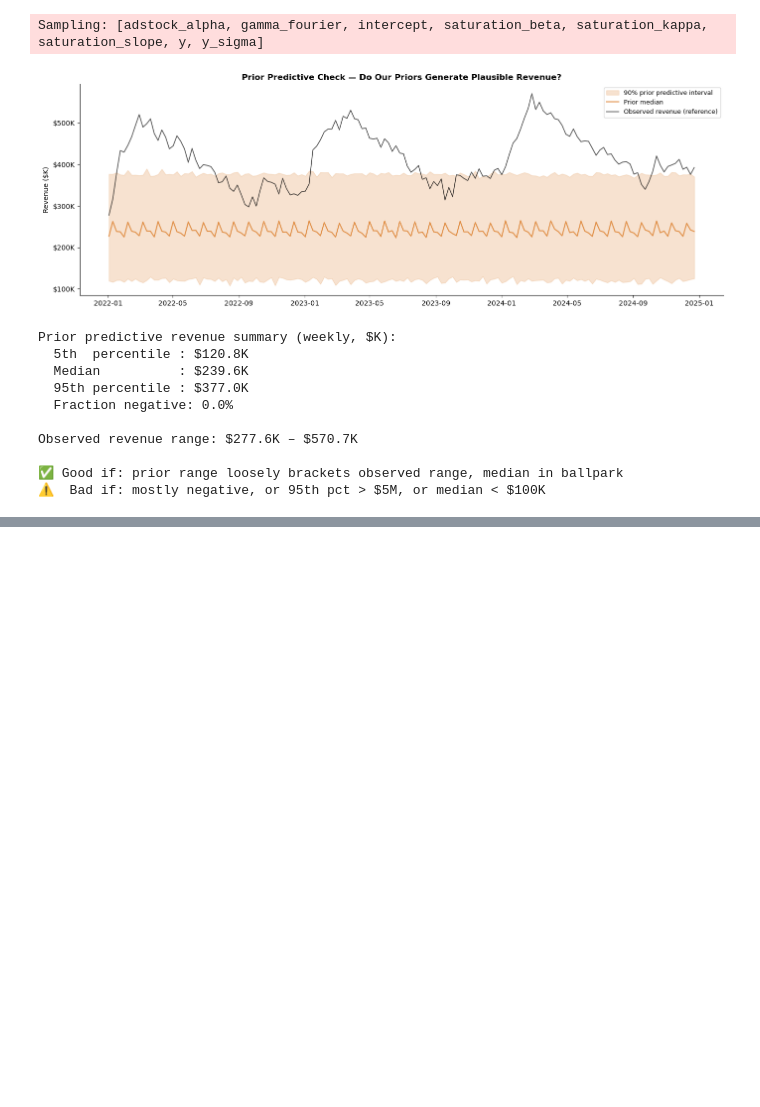
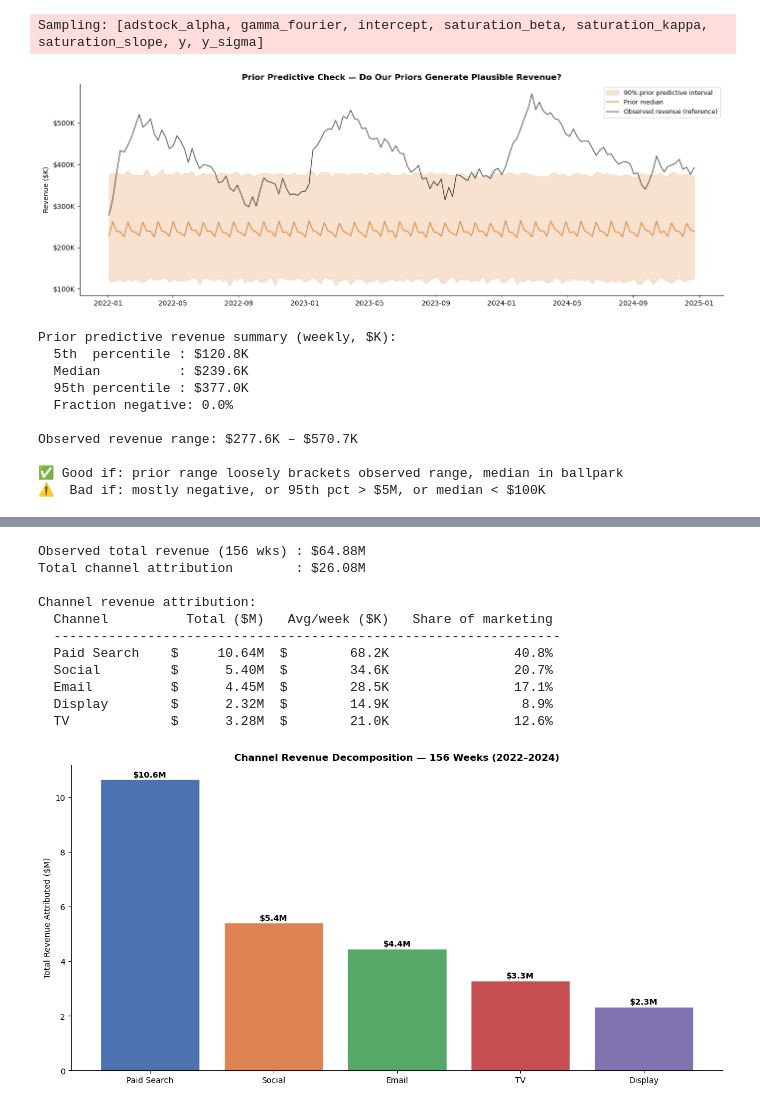
Before and after one commit to jwalluww/MarketingScience, a Jupyter notebook: mmm-bayesian/notebooks/marketing_mix_model_bayesian.ipynb, the cells around one changed output, grey strips where cells are left out. Drawn from its saved outputs; the diff is of its cells as text; code cells hidden in the pictures; blank space fills up the shorter version.

```diff
--- a/mmm-bayesian/notebooks/marketing_mix_model_bayesian.ipynb
+++ b/mmm-bayesian/notebooks/marketing_mix_model_bayesian.ipynb
@@ -1412,0 +1370,76 @@ Double check the names of the posterior variables for use in diagnostics & resul
+# %%
+# ── Cell 8: Channel Decomposition ────────────────────────────────────────────
+#
+# WHAT THIS IS:
+#   Breaking total revenue into its component parts. How much came from
+#   each marketing channel, how much from seasonality, and how much was
+#   baseline (what we'd make with zero marketing spend).
+#
+# HOW IT WORKS:
+#   PyMC-Marketing stored per-channel revenue contributions during sampling
+#   in channel_contribution_original_scale. We take the posterior mean of
+#   each channel's weekly contribution and sum across all 156 weeks to get
+#   total attributed revenue per channel over the full period.
+#
+# WHAT WE'RE LOOKING FOR:
+#   - Does the decomposition add up to roughly observed total revenue?
+#   - Which channels drove the most absolute revenue?
+#   - How large is the baseline vs marketing-driven revenue?
+
+contrib = idata.posterior["channel_contribution_original_scale"].mean(("chain", "draw"))
+# Shape: (weeks, channels)
+
+channel_totals = contrib.sum("date").values  # total $ per channel over 156 weeks
+channel_means  = contrib.mean("date").values  # avg weekly $ per channel
+
+baseline_weekly = idata.posterior["intercept"].mean(("chain", "draw")).values
+# Intercept is scaled — multiply by revenue scale factor if model uses scaling
+# Check: does baseline * 156 + channel_totals ≈ observed total revenue?
+
+observed_total  = df.revenue.sum()
+marketing_total = channel_totals.sum()
+
+# Quick sanity check
+print(f"Observed total revenue (156 wks) : ${observed_total/1e6:.2f}M")
+print(f"Total channel attribution        : ${marketing_total/1e6:.2f}M")
+print(f"\nChannel revenue attribution:")
+print(f"  {'Channel':<14} {'Total ($M)':>12} {'Avg/week ($K)':>15} {'Share of marketing':>20}")
+print("  " + "-" * 65)
+for label, total, mean in zip(LABELS, channel_totals, channel_means):
+    share = total / marketing_total
+    print(f"  {label:<14} ${total/1e6:>10.2f}M  ${mean/1e3:>12.1f}K  {share:>19.1%}")
+
+# ── Waterfall chart ───────────────────────────────────────────────────────────
+fig, ax = plt.subplots(figsize=(12, 6))
+
+colors = ["#4C72B0", "#DD8452", "#55A868", "#C44E52", "#8172B2", "#937860"]
+bars   = list(zip(LABELS, channel_totals / 1e6))
+bars_sorted = sorted(bars, key=lambda x: x[1], reverse=True)
+
+labels_s = [b[0] for b in bars_sorted]
+values_s = [b[1] for b in bars_sorted]
+
+ax.bar(labels_s, values_s, color=colors[:len(labels_s)], edgecolor="white", linewidth=0.5)
+ax.set_ylabel("Total Revenue Attributed ($M)")
+ax.set_title("Channel Revenue Decomposition — 156 Weeks (2022–2024)",
+             fontweight="bold")
+
+for i, (label, val) in enumerate(zip(labels_s, values_s)):
+    ax.text(i, val + 0.1, f"${val:.1f}M", ha="center", fontsize=10, fontweight="bold")
+
+plt.tight_layout()
+plt.savefig("14_channel_decomposition.png", dpi=150, bbox_inches="tight")
+plt.show()
+# %% [output]
+Observed total revenue (156 wks) : $64.88M
+Total channel attribution        : $26.08M
+
+Channel revenue attribution:
+  Channel          Total ($M)   Avg/week ($K)   Share of marketing
+  -----------------------------------------------------------------
+  Paid Search    $     10.64M  $        68.2K                40.8%
+  Social         $      5.40M  $        34.6K                20.7%
+  Email          $      4.45M  $        28.5K                17.1%
+  Display        $      2.32M  $        14.9K                 8.9%
+  TV             $      3.28M  $        21.0K                12.6%
+[figure, added]
```
Also changed, not shown: parts of 36 cells of this notebook, 7 other files.
